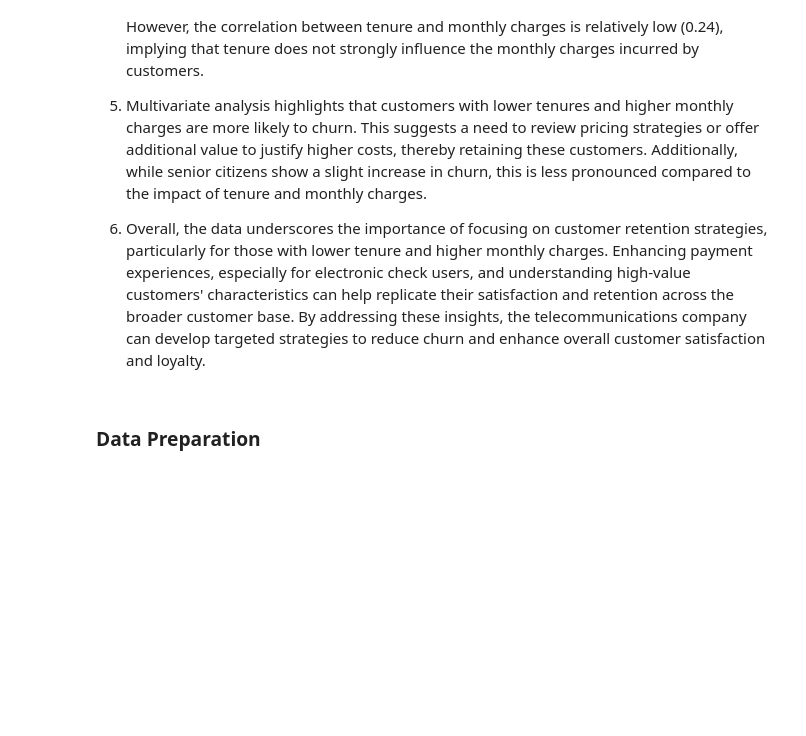
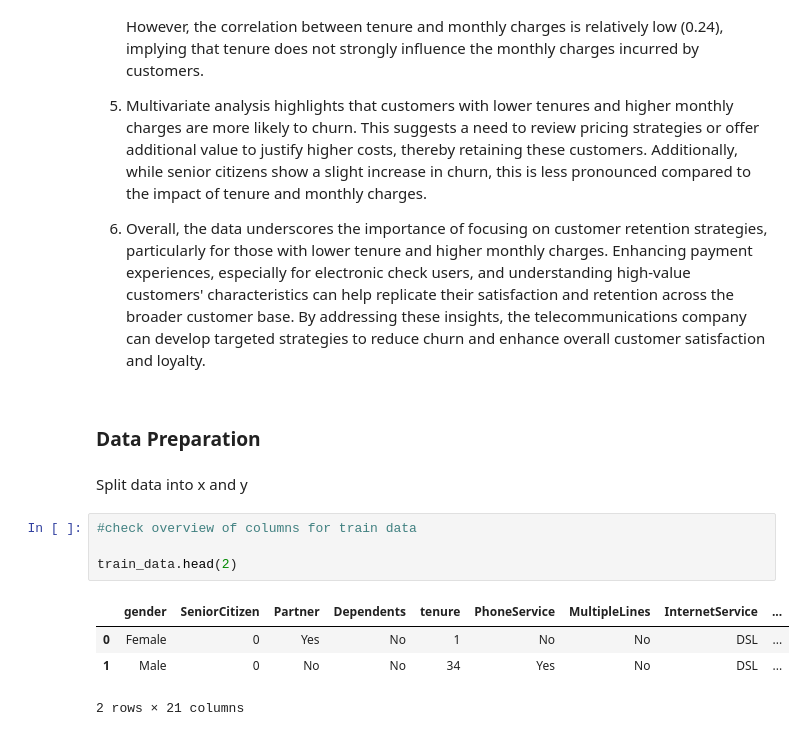
Before and after one commit to FUNMS/Customer-Churn-Analysis, a Jupyter notebook: notebooks/main.ipynb, the cells around one changed output. Cells and saved outputs as stored; diff of their text form; blank space fills up the shorter version.

```diff
--- a/notebooks/main.ipynb
+++ b/notebooks/main.ipynb
@@ -1008,5 +1008,16 @@ Reject the null hypothesis (Ho). There is a significant relationship between Tot
 6. Overall, the data underscores the importance of focusing on customer retention strategies, particularly for those with lower tenure and higher monthly charges. Enhancing payment experiences, especially for electronic check users, and understanding high-value customers' characteristics can help replicate their satisfaction and retention across the broader customer base. By addressing these insights, the telecommunications company can develop targeted strategies to reduce churn and enhance overall customer satisfaction and loyalty.
 # %% [markdown]
 ### **Data Preparation**
+# %% [markdown]
+Split data into x and y
+# %%
+#check overview of columns for train data
+
+train_data.head(2)
+# %% [output]
+|  | gender | SeniorCitizen | Partner | Dependents | tenure | PhoneService | MultipleLines | InternetService | ... |
+| 0 | Female | 0 | Yes | No | 1 | No | No | DSL | ... |
+| 1 | Male | 0 | No | No | 34 | Yes | No | DSL | ... |
+2 rows × 21 columns
 # %%
 #Split data into x and y
```
Also changed, not shown: parts of 6 cells of this notebook, 1 other file.
